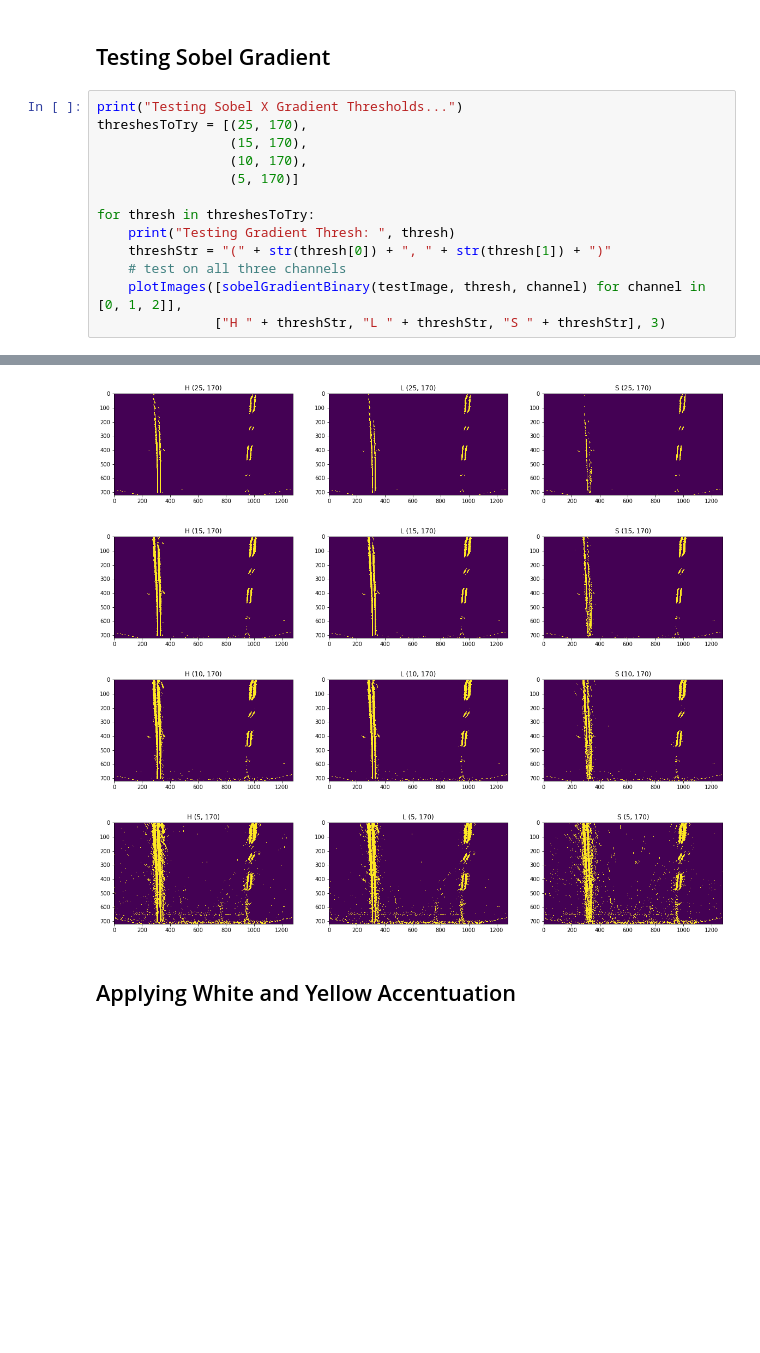
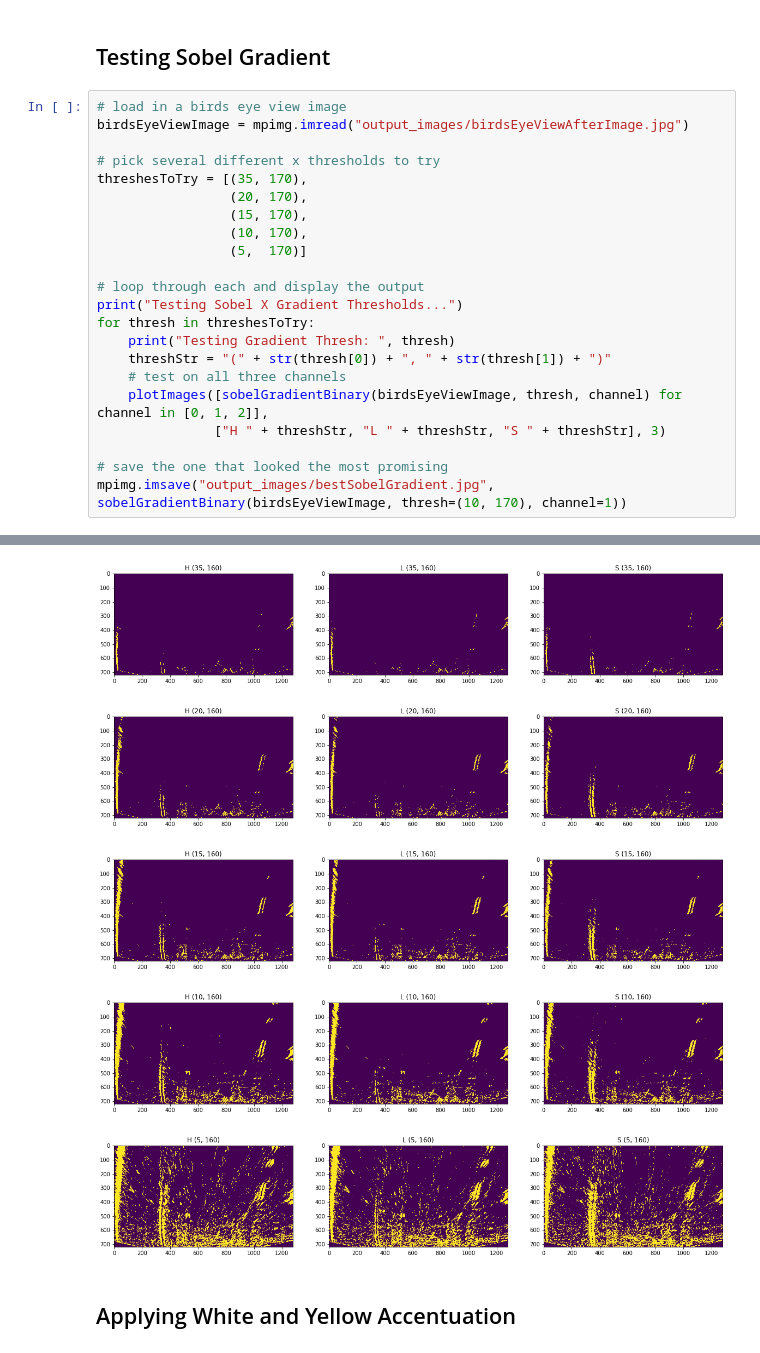
Before and after one commit to KaneRodriguez/CarND-Advanced-Lane-Lines, a Jupyter notebook: AccentuateLaneLines.ipynb, the cells around one changed output, grey strips where cells are left out. Cells and saved outputs as stored; diff of their text form; blank space fills up the shorter version.

```diff
--- a/AccentuateLaneLines.ipynb
+++ b/AccentuateLaneLines.ipynb
@@ -66,17 +71,26 @@ def sobelGradientBinary(img, thresh=(70, 100), channel=1):
 # %% [markdown]
 ## Testing Sobel Gradient
 # %%
-print("Testing Sobel X Gradient Thresholds...")
-threshesToTry = [(25, 170),
+# load in a birds eye view image
+birdsEyeViewImage = mpimg.imread("output_images/birdsEyeViewAfterImage.jpg")
+
+# pick several different x thresholds to try
+threshesToTry = [(35, 170),
+                 (20, 170),
                  (15, 170),
                  (10, 170),
-                 (5, 170)]
+                 (5,  170)]
 
+# loop through each and display the output
+print("Testing Sobel X Gradient Thresholds...")
 for thresh in threshesToTry:
     print("Testing Gradient Thresh: ", thresh)
     threshStr = "(" + str(thresh[0]) + ", " + str(thresh[1]) + ")"
     # test on all three channels
-    plotImages([sobelGradientBinary(testImage, thresh, channel) for channel in [0, 1, 2]],
+    plotImages([sobelGradientBinary(birdsEyeViewImage, thresh, channel) for channel in [0, 1, 2]],
                ["H " + threshStr, "L " + threshStr, "S " + threshStr], 3)
+
+# save the one that looked the most promising
+mpimg.imsave("output_images/bestSobelGradient.jpg", sobelGradientBinary(birdsEyeViewImage, thresh=(10, 170), channel=1))
 # %% [output]
 Testing Sobel X Gradient Thresholds...
@@ -87,7 +102,8 @@ Testing Gradient Thresh:  (5, 170)
-[figure, old version]
+[figure, new version]
-[figure, old version]
+[figure, new version]
-[figure, old version]
+[figure, new version]
-[figure, old version]
+[figure, new version]
+[figure, added]
 # %% [markdown]
 ## Applying White and Yellow Accentuation
 # %%
```
Also changed, not shown: parts of 8 cells of this notebook, 19 other files.
